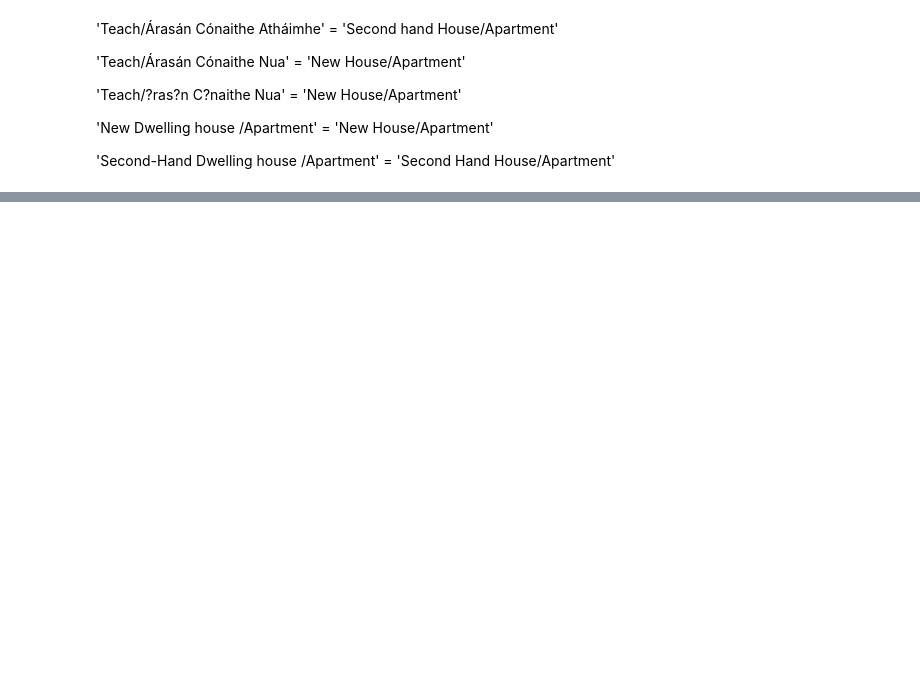
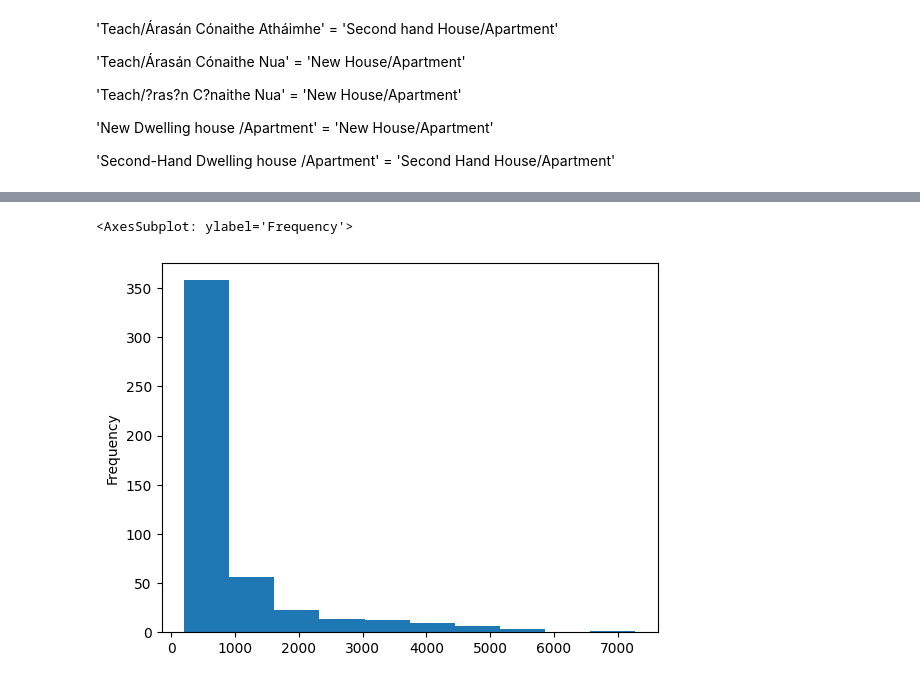
Before and after one commit to iamstarstuff/Ireland-PPR, a Jupyter notebook: EDA.ipynb, the cells around one changed output, grey strips where cells are left out. Drawn from its saved outputs; the diff is of its cells as text; code cells hidden in the pictures; blank space fills up the shorter version.

```diff
--- a/EDA.ipynb
+++ b/EDA.ipynb
@@ -181,0 +490,7 @@ fig.show()
+# %%
+towncount200 = towncount[towncount > 200]
+# %%
+towncount200.plot.hist()
+# %% [output]
+<AxesSubplot: ylabel='Frequency'>
+[figure, added]
```
Also changed, not shown: parts of 57 cells of this notebook, 3 other files.
